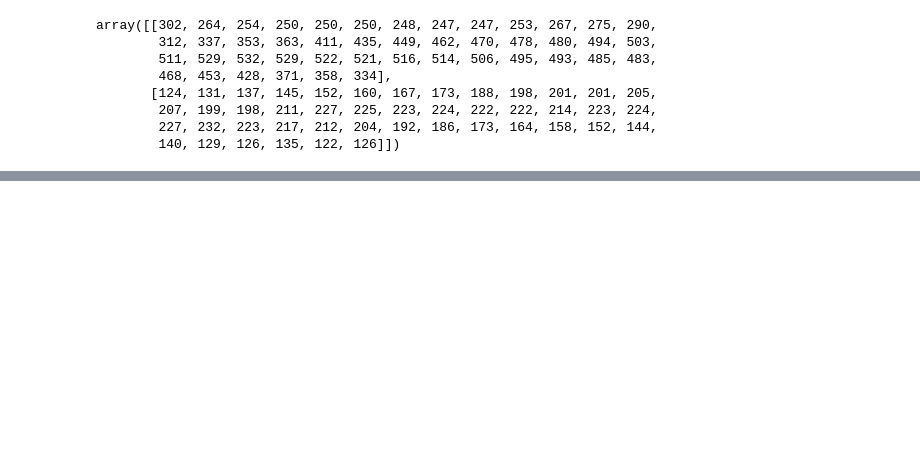
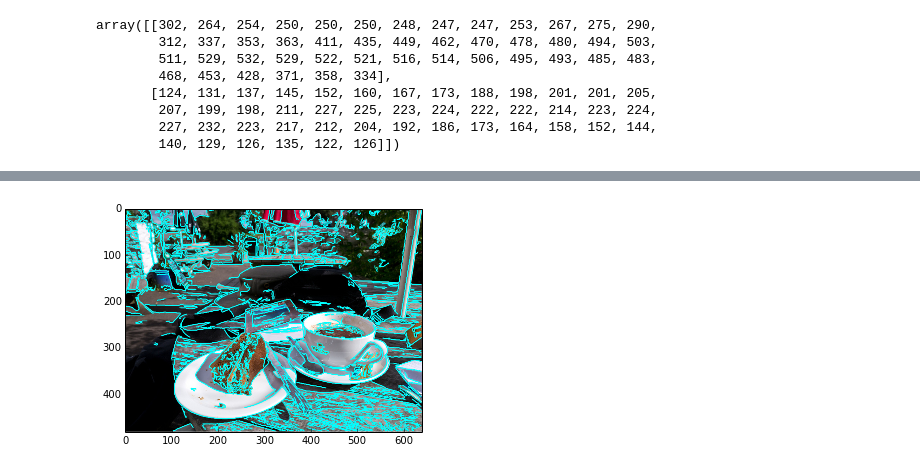
Before and after one commit to dorisjlee/crowd-seg, a Jupyter notebook: analysis/2016_12_29_CVBasedMetrics.ipynb, the cells around one changed output, grey strips where cells are left out. Cells and saved outputs as stored; diff of their text form; code cells hidden in the pictures; blank space fills up the shorter version.

```diff
--- a/analysis/2016_12_29_CVBasedMetrics.ipynb
+++ b/analysis/2016_12_29_CVBasedMetrics.ipynb
@@ -187,0 +335,4 @@ array([[302, 264, 254, 250, 250, 250, 248, 247, 247, 253, 267, 275, 290,
+# %%
+plotContour(img_name,length_filtered_contours)
+# %% [output]
+[figure, added]
```
Also changed, not shown: parts of 37 cells of this notebook.
